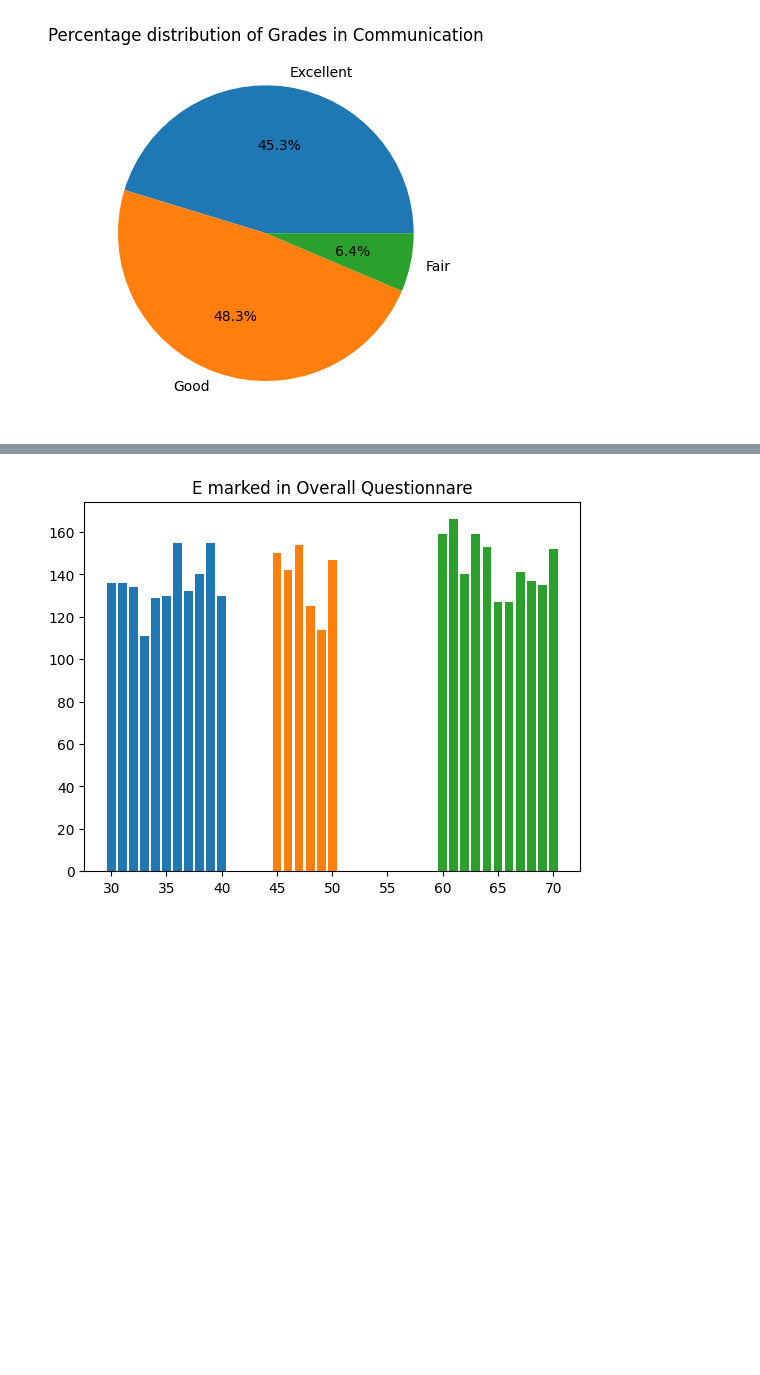
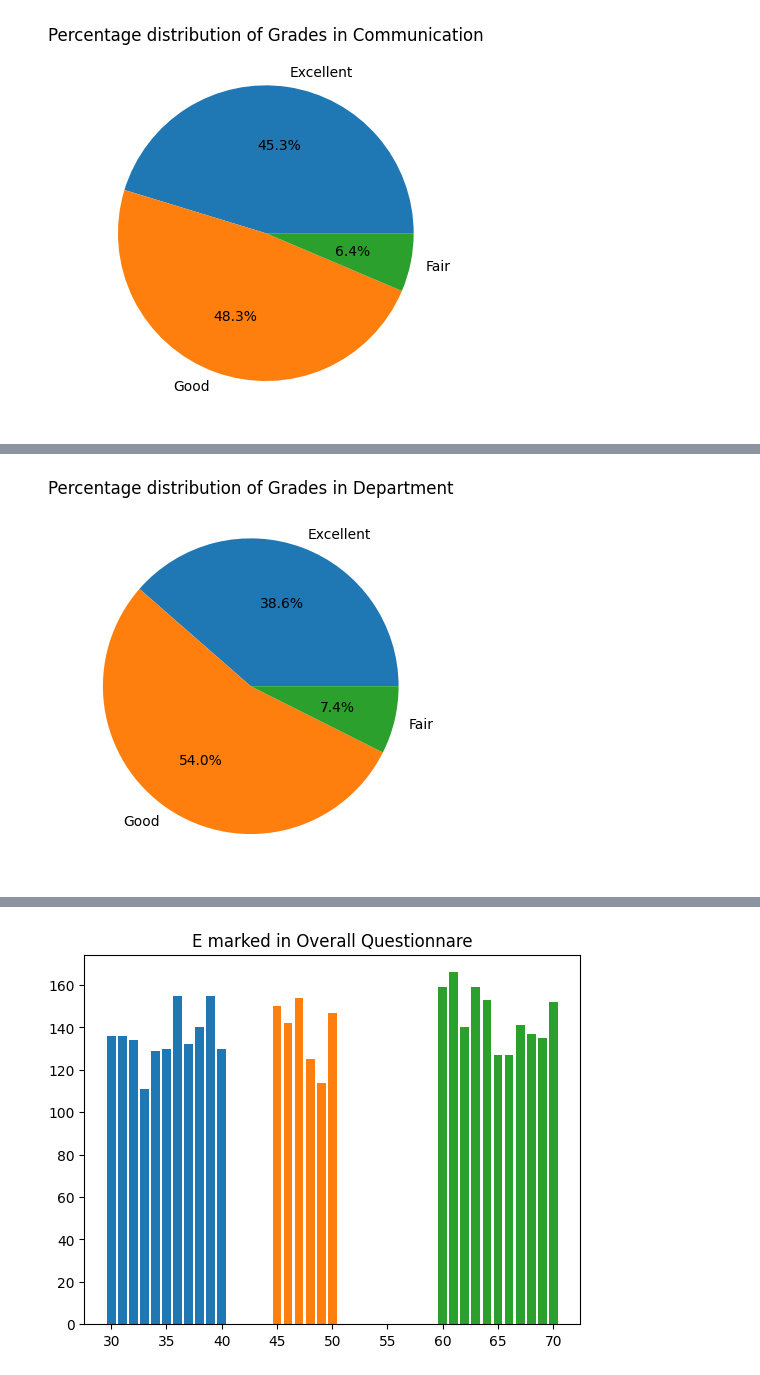
Before and after one commit to GuptajiRocks/data-science-sem4, a Jupyter notebook: Lectures/feb9-self/one.ipynb, the cells around one changed output, grey strips where cells are left out. Saved outputs shown, nothing was run; the diff lists cells and outputs as text; code cells hidden in the pictures; blank space fills up the shorter version.

```diff
--- a/Lectures/feb9-self/one.ipynb
+++ b/Lectures/feb9-self/one.ipynb
@@ -87,0 +111,11 @@ plt.show()
+# %%
+dept_e_mean = df_Dept["E"].mean()
+dept_g_mean = df_Dept["G"].mean()
+dept_f_mean = df_Dept["F"].mean()
+l = [dept_e_mean, dept_g_mean, dept_f_mean]
+
+plt.pie(l, autopct="%1.1f%%", labels=["Excellent", "Good", "Fair"])
+plt.title("Percentage distribution of Grades in Department")
+plt.show()
+# %% [output]
+[figure, added]
```
Also changed, not shown: parts of 5 cells of this notebook, 1 other file.
